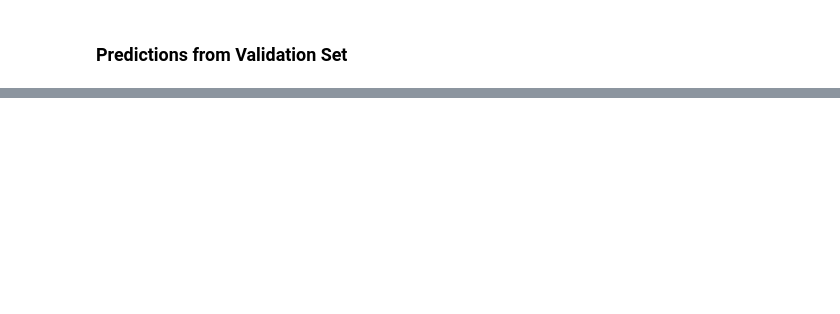
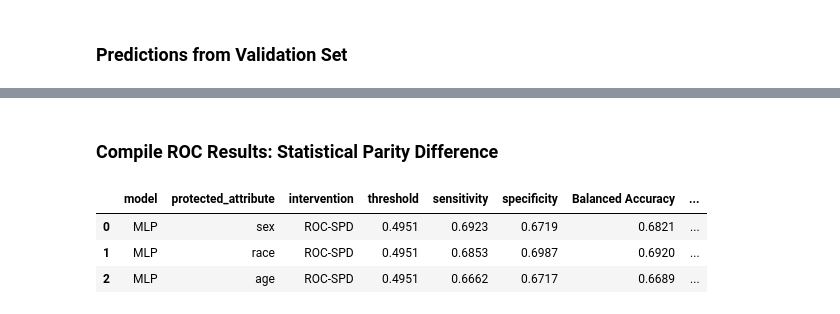
Before and after one commit to analiseb/UB-Masters-Thesis, a Jupyter notebook: MIT_postprocessing_mitigation--DL_methods1.ipynb, the cells around one changed output, grey strips where cells are left out. Saved outputs shown, nothing was run; the diff lists cells and outputs as text; code cells hidden in the pictures; blank space fills up the shorter version.

```diff
--- a/MIT_postprocessing_mitigation--DL_methods1.ipynb
+++ b/MIT_postprocessing_mitigation--DL_methods1.ipynb
@@ -960,0 +1127,12 @@ KeyError: ignored
+# %% [markdown]
+### Compile ROC Results: Statistical Parity Difference
+# %%
+MLP_ROC_results = pd.DataFrame(columns = ['model', 'protected_attribute', 'intervention', 'threshold', 'sensitivity', 'specificity', 'Balanced Accuracy', 'Avg Odds Difference', 'Disparate Impact', 'Statistical Parity Difference', 'Equal Opportunity Difference', 'Theil Index'])
+
+ROC_stat_par_sex = ['MLP', 'sex', 'ROC-SPD', 0.4951, 0.6923, 0.6719, 0.6821, -0.0583 , 0.8232, -0.0708, -0.0664, 0.0867]
+ROC_stat_par_race = ['MLP', 'race', 'ROC-SPD', 0.4951, 0.6853, 0.6987, 0.6920, -0.0642 , 0.7301, -0.0708, -0.0921, 0.0857]
+ROC_stat_par_age = ['MLP', 'age', 'ROC-SPD', 0.4951, 0.6662, 0.6717, 0.6689, -0.0864 , 0.7682, -0.0708, -0.0882, -0.1117]
+
+MLP_ROC_results.loc[len(MLP_ROC_results.index)] = ROC_stat_par_sex
+MLP_ROC_results.loc[len(MLP_ROC_results.index)] = ROC_stat_par_race
+MLP_ROC_results.loc[len(MLP_ROC_results.index)] = ROC_stat_par_age
@@ -960,0 +1141,7 @@ KeyError: ignored
+# %%
+MLP_ROC_results
+# %% [output]
+|  | model | protected_attribute | intervention | threshold | sensitivity | specificity | Balanced Accuracy | ... |
+| 0 | MLP | sex | ROC-SPD | 0.4951 | 0.6923 | 0.6719 | 0.6821 | ... |
+| 1 | MLP | race | ROC-SPD | 0.4951 | 0.6853 | 0.6987 | 0.6920 | ... |
+| 2 | MLP | age | ROC-SPD | 0.4951 | 0.6662 | 0.6717 | 0.6689 | ... |
```
Also changed, not shown: parts of 27 cells of this notebook.
